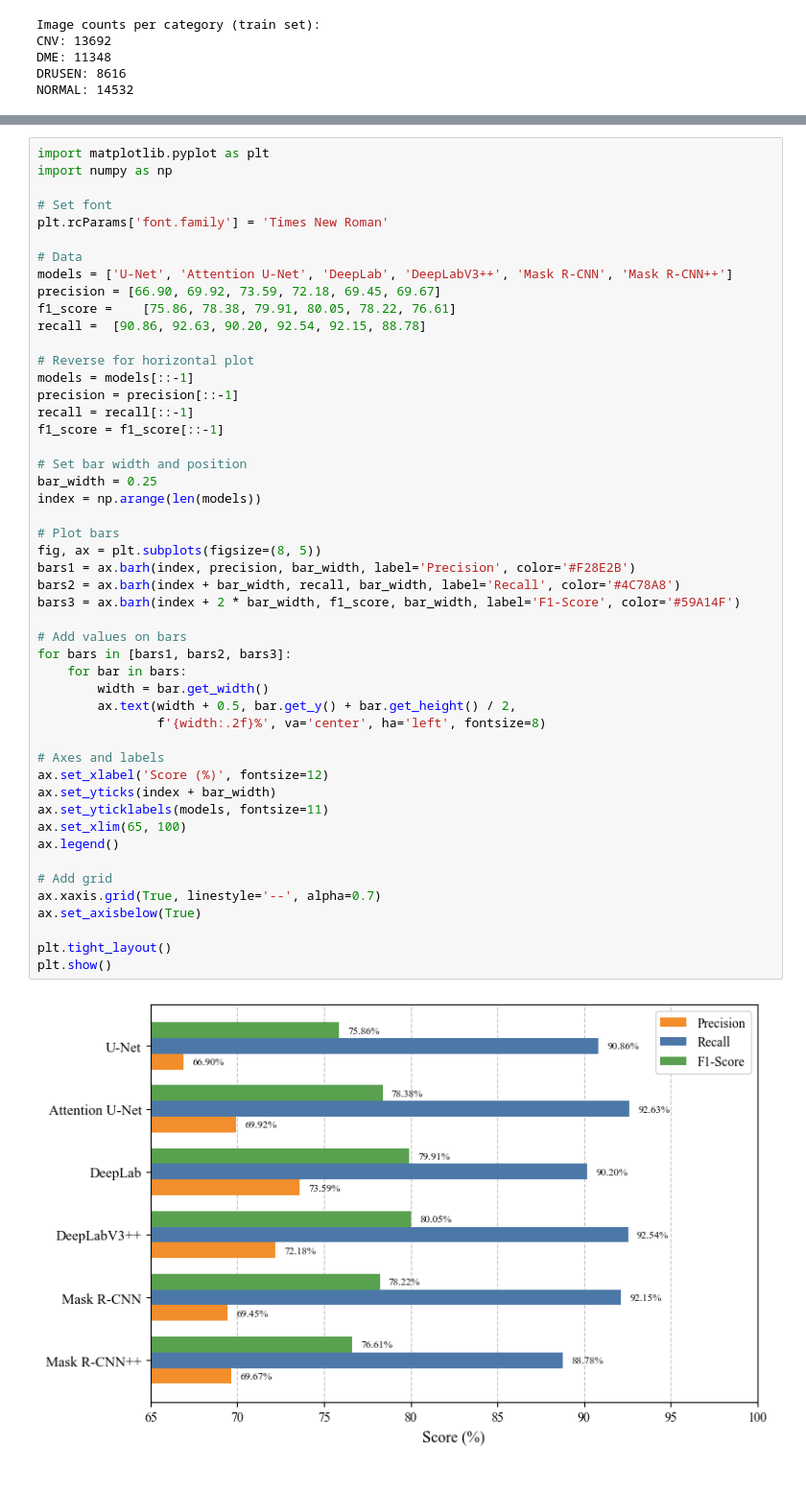
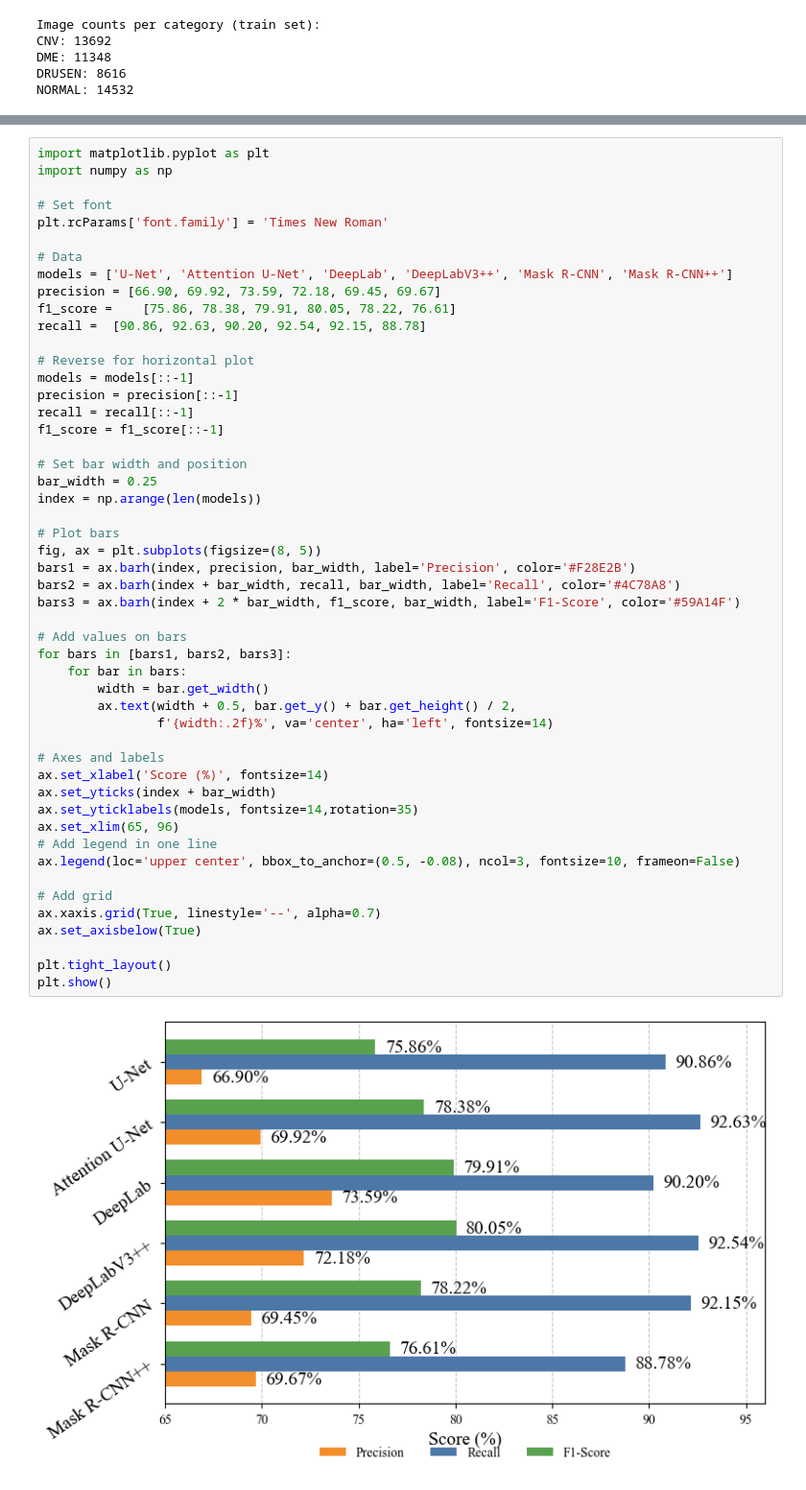
Before and after one commit to ammaster10s/Year3, a Jupyter notebook: Temp/Test.ipynb, the cells around one changed output, grey strips where cells are left out. Shown at 96% size. Drawn from its saved outputs; the diff is of its cells as text.

```diff
--- a/Temp/Test.ipynb
+++ b/Temp/Test.ipynb
@@ -606,36 +606,37 @@ models = models[::-1]
 precision = precision[::-1]
 recall = recall[::-1]
 f1_score = f1_score[::-1]
 
 # Set bar width and position
 bar_width = 0.25
 index = np.arange(len(models))
 
 # Plot bars
 fig, ax = plt.subplots(figsize=(8, 5))
 bars1 = ax.barh(index, precision, bar_width, label='Precision', color='#F28E2B')
 bars2 = ax.barh(index + bar_width, recall, bar_width, label='Recall', color='#4C78A8')
 bars3 = ax.barh(index + 2 * bar_width, f1_score, bar_width, label='F1-Score', color='#59A14F')
 
 # Add values on bars
 for bars in [bars1, bars2, bars3]:
     for bar in bars:
         width = bar.get_width()
         ax.text(width + 0.5, bar.get_y() + bar.get_height() / 2,
-                f'{width:.2f}%', va='center', ha='left', fontsize=8)
+                f'{width:.2f}%', va='center', ha='left', fontsize=14)
 
 # Axes and labels
-ax.set_xlabel('Score (%)', fontsize=12)
+ax.set_xlabel('Score (%)', fontsize=14)
 ax.set_yticks(index + bar_width)
-ax.set_yticklabels(models, fontsize=11)
-ax.set_xlim(65, 100)
-ax.legend()
+ax.set_yticklabels(models, fontsize=14,rotation=35)
+ax.set_xlim(65, 96)
+# Add legend in one line
+ax.legend(loc='upper center', bbox_to_anchor=(0.5, -0.08), ncol=3, fontsize=10, frameon=False)
 
 # Add grid
 ax.xaxis.grid(True, linestyle='--', alpha=0.7)
 ax.set_axisbelow(True)
 
 plt.tight_layout()
 plt.show()
 # %% [output]
-[figure, old version]
+[figure, new version]
```
Also changed, not shown: parts of 2 cells of this notebook.
